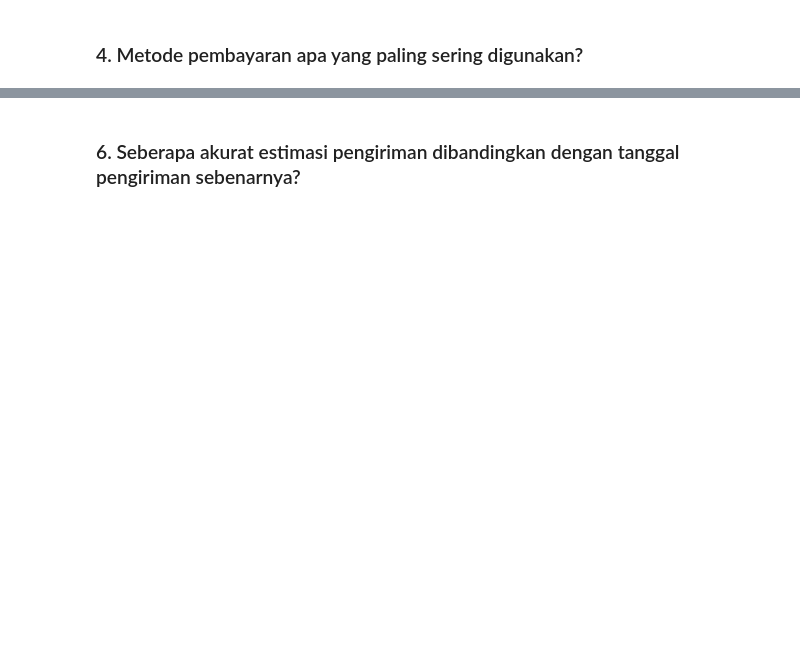
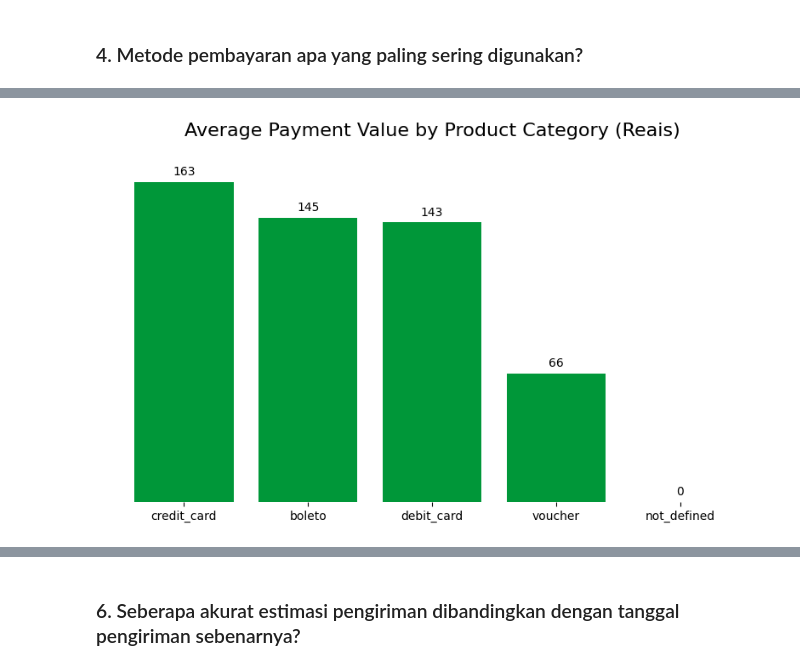
Before and after one commit to arguto1993/olist-ecommerce-performance, a Jupyter notebook: ecommerce_performance.ipynb, the cells around one changed output, grey strips where cells are left out. Drawn from its saved outputs; the diff is of its cells as text; code cells hidden in the pictures; blank space fills up the shorter version.

```diff
--- a/ecommerce_performance.ipynb
+++ b/ecommerce_performance.ipynb
@@ -1520,0 +1509,7 @@ show_table_desc(df_payments_cc, "Payments with Credit Card")
+# %%
+df_payments_avg_value = (
+    df_payments.groupby('payment_type')
+    .agg(avg_value=('payment_value', 'mean'))
+    .sort_values(by='avg_value', ascending=False)
+)
+df_payments_avg_value
@@ -2015,0 +2079,51 @@ for title, field_df in title_field_df_dict.items():
+# %%
+# Sort values by 'avg_value' for better visual ordering
+df_payments_avg_value = df_payments_avg_value.sort_values('avg_value', ascending=False)
+
+# Plot the vertical bar chart
+fig, ax = plt.subplots(figsize=(8, 5))
+bars = ax.bar(
+    df_payments_avg_value.index,
+    df_payments_avg_value['avg_value'],
+    color=color1,
+)
+
+# Calculate the average height of the bars
+average_height = sum(bar.get_height() for bar in bars) / len(bars)
+offset = 0.02 * average_height  # 2% of the average height
+
+# Add data labels
+for bar in bars:
+    ax.text(
+        bar.get_x() + bar.get_width() / 2,
+        bar.get_height() + offset,
+        f'{bar.get_height():,.0f}',
+        ha='center', va='bottom', fontsize=10, color='black'
+    )
+
+# Set the title and labels
+title = "Average Payment Value by Product Category (Reais)"
+ax.set_title(title, fontsize=16, pad=25, ha='center')
+# ax.set_ylabel('Average Value', fontsize=12)
+# ax.set_xlabel('Payment Type', fontsize=12)
+
+# Hide spines
+spines_to_hide = ['top', 'right']
+for spine in spines_to_hide:
+    ax.spines[spine].set_visible(False)
+
+# Optional: Add gridlines for better readability
+# ax.grid(axis='y', linestyle='--', alpha=0.6)
+
+# Hide spines
+spines_to_hide = ['top', 'left', 'right', 'bottom']
+for spine in spines_to_hide:
+    ax.spines[spine].set_visible(False)
+
+# Remove y-axis
+ax.yaxis.set_visible(False)
+
+plt.tight_layout()
+plt.show()
+# %% [output]
+[figure, added]
```
Also changed, not shown: parts of 43 cells of this notebook.
